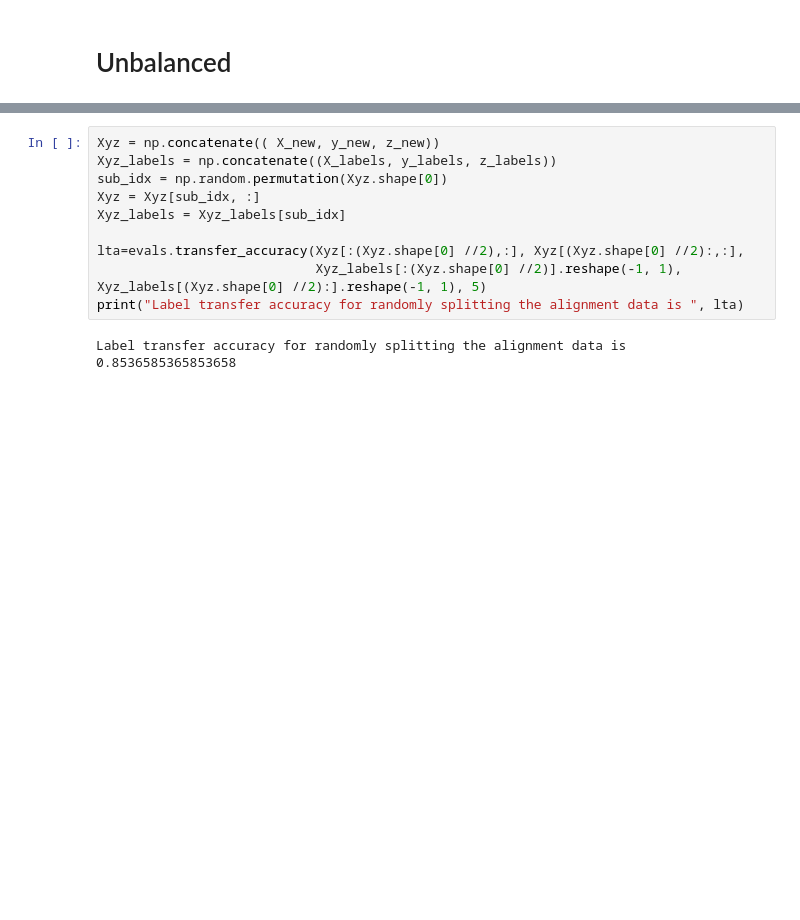
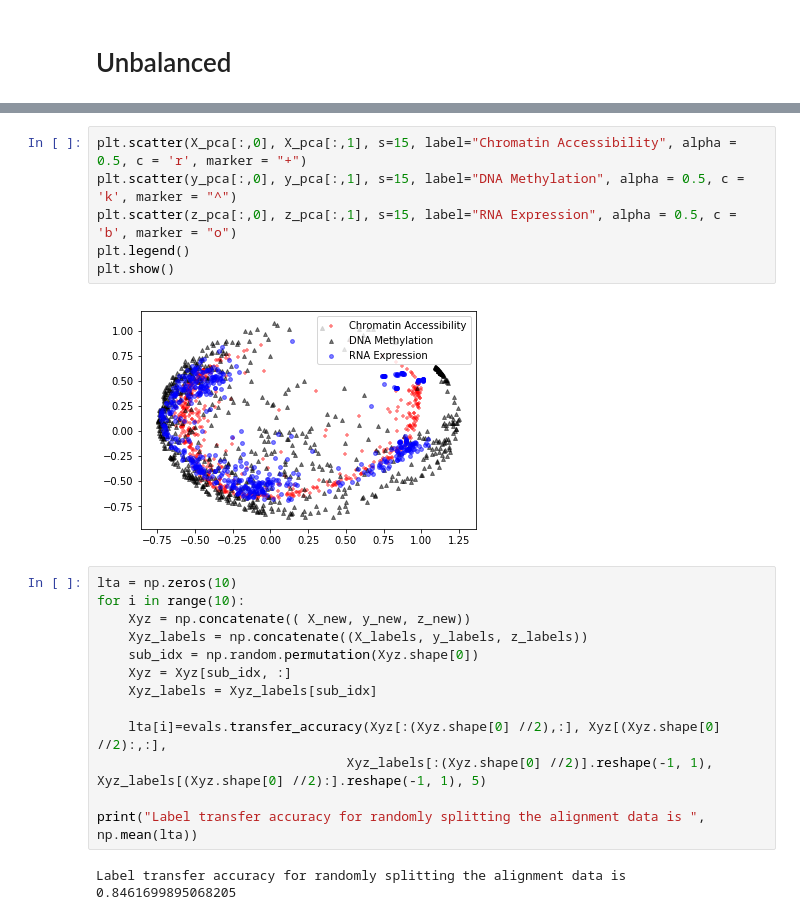
Before and after one commit to rsinghlab/SCOT, a Jupyter notebook: examples/scNMT.ipynb, the cells around one changed output, grey strips where cells are left out. Cells and saved outputs as stored; diff of their text form; blank space fills up the shorter version.

```diff
--- a/examples/scNMT.ipynb
+++ b/examples/scNMT.ipynb
@@ -306,12 +260,23 @@ plt.show()
+# %%
+plt.scatter(X_pca[:,0], X_pca[:,1], s=15, label="Chromatin Accessibility", alpha = 0.5, c = 'r', marker = "+")
+plt.scatter(y_pca[:,0], y_pca[:,1], s=15, label="DNA Methylation", alpha = 0.5, c = 'k', marker = "^")
+plt.scatter(z_pca[:,0], z_pca[:,1], s=15, label="RNA Expression", alpha = 0.5, c = 'b', marker = "o")
+plt.legend()
+plt.show()
+# %% [output]
+[figure, added]
 # %%
-Xyz = np.concatenate(( X_new, y_new, z_new))
-Xyz_labels = np.concatenate((X_labels, y_labels, z_labels))
-sub_idx = np.random.permutation(Xyz.shape[0])
-Xyz = Xyz[sub_idx, :]
-Xyz_labels = Xyz_labels[sub_idx]
+lta = np.zeros(10)
+for i in range(10):
+    Xyz = np.concatenate(( X_new, y_new, z_new))
+    Xyz_labels = np.concatenate((X_labels, y_labels, z_labels))
+    sub_idx = np.random.permutation(Xyz.shape[0])
+    Xyz = Xyz[sub_idx, :]
+    Xyz_labels = Xyz_labels[sub_idx]
 
-lta=evals.transfer_accuracy(Xyz[:(Xyz.shape[0] //2),:], Xyz[(Xyz.shape[0] //2):,:],
-                            Xyz_labels[:(Xyz.shape[0] //2)].reshape(-1, 1), Xyz_labels[(Xyz.shape[0] //2):].reshape(-1, 1), 5)
-print("Label transfer accuracy for randomly splitting the alignment data is ", lta)
+    lta[i]=evals.transfer_accuracy(Xyz[:(Xyz.shape[0] //2),:], Xyz[(Xyz.shape[0] //2):,:],
+                                Xyz_labels[:(Xyz.shape[0] //2)].reshape(-1, 1), Xyz_labels[(Xyz.shape[0] //2):].reshape(-1, 1), 5)
+
+print("Label transfer accuracy for randomly splitting the alignment data is ", np.mean(lta))
 # %% [output]
-Label transfer accuracy for randomly splitting the alignment data is  0.8536585365853658
+Label transfer accuracy for randomly splitting the alignment data is  0.8461699895068205
```
Also changed, not shown: parts of 24 cells of this notebook.
